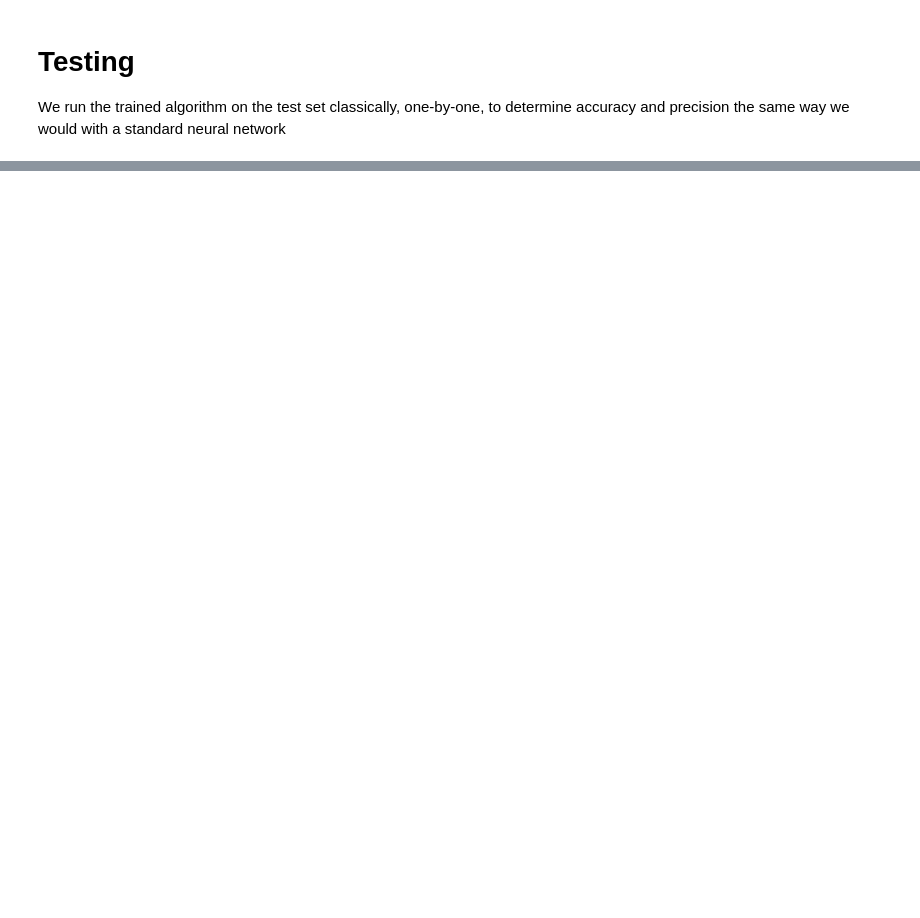
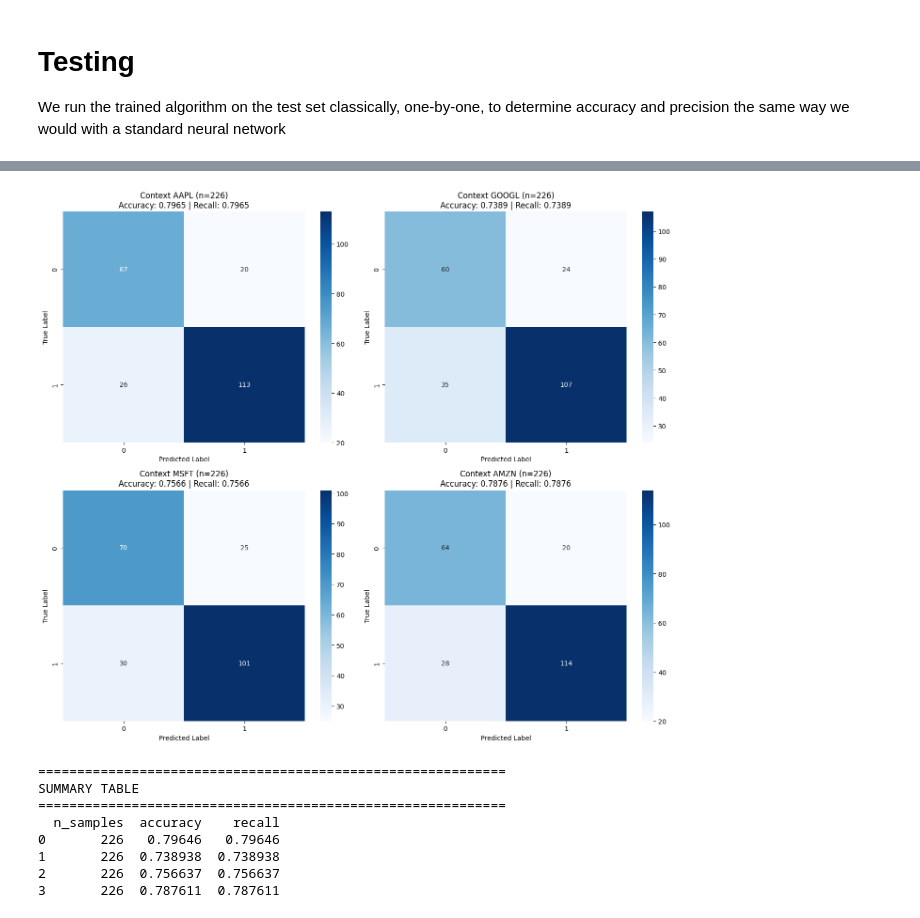
Before and after one commit to Rishivarshil/osuquantumclub, a Jupyter notebook: qmtl.ipynb, the cells around one changed output, grey strips where cells are left out. Drawn from its saved outputs; the diff is of its cells as text; code cells hidden in the pictures; blank space fills up the shorter version.

Commit message:
Final project report

```diff
--- a/qmtl.ipynb
+++ b/qmtl.ipynb
@@ -869,0 +825,68 @@ Early stopping using KL-Divergence on test set
+# %%
+# Compute confusion matrices and metrics for each context
+stock_names = ['AAPL', 'GOOGL', 'MSFT', 'AMZN']
+
+print("=" * 60)
+print("PER-CONTEXT PERFORMANCE ANALYSIS")
+print("=" * 60)
+
+# Create a figure with subplots for confusion matrices
+n_contexts = int(2 ** N_CONTEXT_WIRES)
+fig, axes = plt.subplots(2, 2, figsize=(14, 12))
+axes = axes.flatten()
+
+context_metrics = {}
+
+for context_val in sorted(set([r['context'] for r in test_results])):
+    # Filter test_results to only samples from this context
+    ctx_results = [r for r in test_results if r['context'] == context_val]
+
+    # Extract predictions and targets for this context
+    y_true_ctx = [r['target'] for r in ctx_results]
+    y_pred_ctx = [r['predicted'] for r in ctx_results]
+
+    # Calculate metrics
+    accuracy_ctx = accuracy_score(y_true_ctx, y_pred_ctx)
+    recall_ctx = recall_score(y_true_ctx, y_pred_ctx, average='weighted', zero_division=0)
+
+    # Create confusion matrix
+    cm_ctx = confusion_matrix(y_true_ctx, y_pred_ctx)
+
+    # Store metrics
+    context_metrics[context_val] = {
+        'accuracy': accuracy_ctx,
+        'recall': recall_ctx,
+        'confusion_matrix': cm_ctx,
+        'n_samples': len(y_true_ctx)
+    }
+
+    # Plot confusion matrix
+    ax = axes[context_val]
+    sns.heatmap(cm_ctx, annot=True, fmt='d', cmap='Blues', cbar=True, ax=ax)
+    ax.set_xlabel('Predicted Label')
+    ax.set_ylabel('True Label')
+    ax.set_title(f'Context {stock_names[context_val]} (n={len(y_true_ctx)})\nAccuracy: {accuracy_ctx:.4f} | Recall: {recall_ctx:.4f}')
+
+    # Print detailed metrics for this context
+    print(f"\n{'='*50}")
+    print(f"Context {stock_names[context_val]}")
+    print(f"{'='*50}")
+    print(f"Samples: {len(y_true_ctx)}")
+    print(f"Accuracy: {accuracy_ctx:.4f}")
+    print(f"Recall (weighted): {recall_ctx:.4f}")
+    print(f"\nConfusion Matrix:")
+    print(cm_ctx)
+    print(f"\nClassification Report:")
+    print(classification_report(y_true_ctx, y_pred_ctx, zero_division=0))
+
+plt.tight_layout()
+plt.show()
+
+# Summary table of all contexts
+print(f"\n{'='*60}")
+print("SUMMARY TABLE")
+print(f"{'='*60}")
+summary_df = pd.DataFrame(context_metrics).T
+summary_df = summary_df[['n_samples', 'accuracy', 'recall']]
+print(summary_df)
+# %% [output]
@@ -869,0 +910,9 @@ Early stopping using KL-Divergence on test set
+[figure, added]
+============================================================
+SUMMARY TABLE
+============================================================
+  n_samples  accuracy    recall
+0       226   0.79646   0.79646
+1       226  0.738938  0.738938
+2       226  0.756637  0.756637
+3       226  0.787611  0.787611
```
Also changed, not shown: parts of 15 cells of this notebook, 4 other files.
